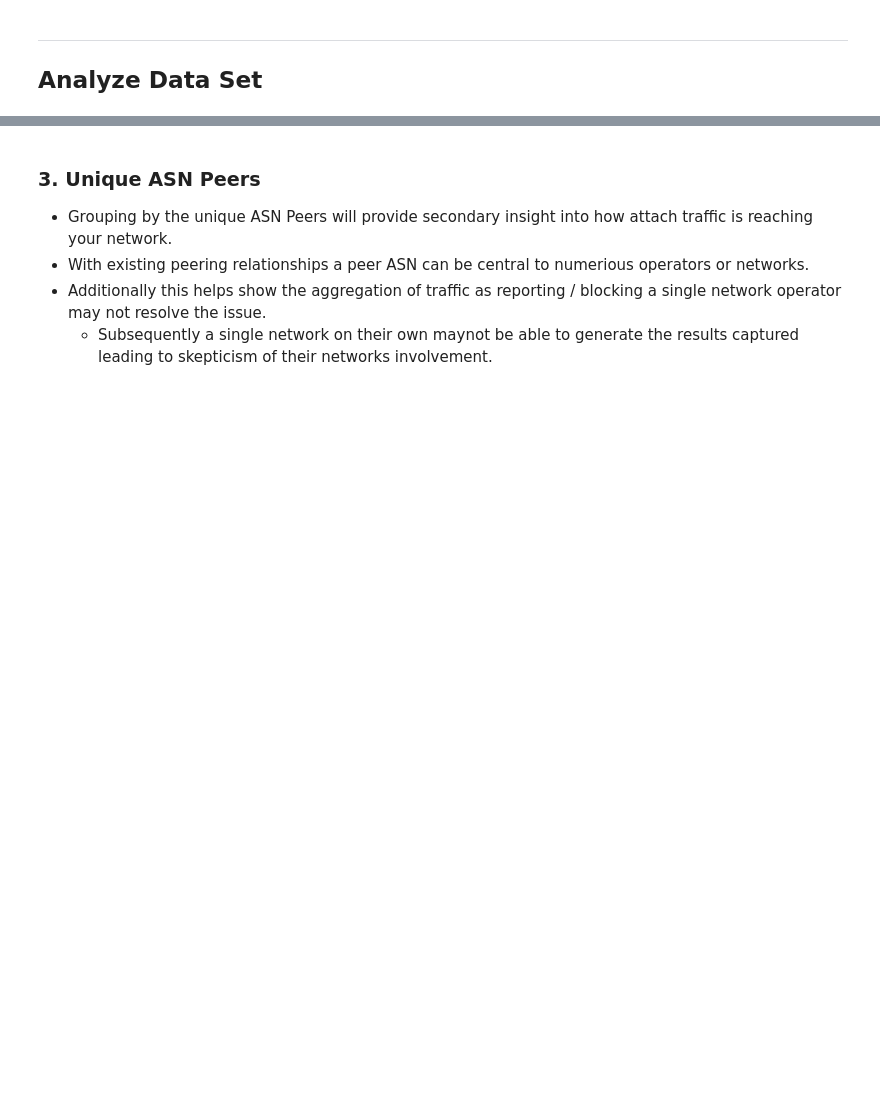
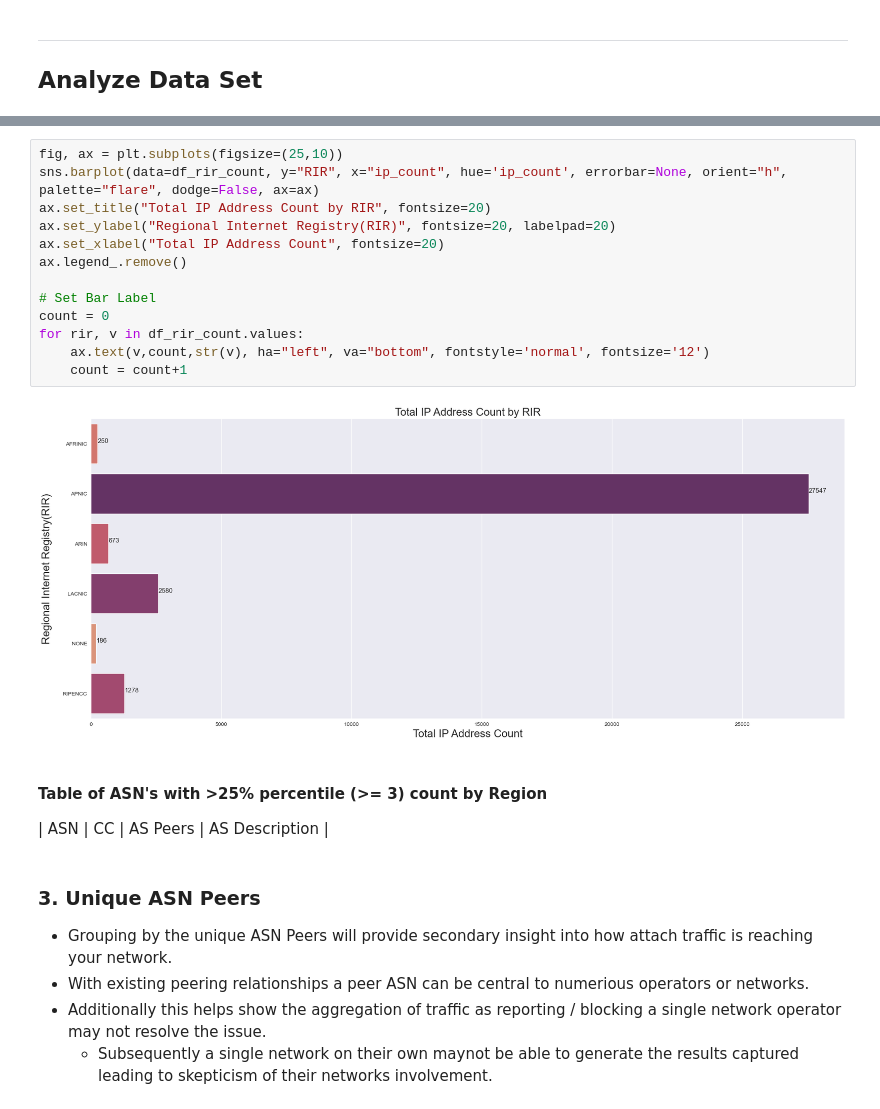
Before and after one commit to stevescally/-network_EDA, a Jupyter notebook: analysis/ip_address_analysis/notebooks/src_ip_failed_login-A-TeamCymru.ipynb, the cells around one changed output, grey strips where cells are left out. Drawn from its saved outputs; the diff is of its cells as text; blank space fills up the shorter version.

```diff
--- a/analysis/ip_address_analysis/notebooks/src_ip_failed_login-A-TeamCymru.ipynb
+++ b/analysis/ip_address_analysis/notebooks/src_ip_failed_login-A-TeamCymru.ipynb
@@ -373,3 +346,22 @@ memory usage: 3.5+ KB
+# %%
+fig, ax = plt.subplots(figsize=(25,10))
+sns.barplot(data=df_rir_count, y="RIR", x="ip_count", hue='ip_count', errorbar=None, orient="h", palette="flare", dodge=False, ax=ax)
+ax.set_title("Total IP Address Count by RIR", fontsize=20)
+ax.set_ylabel("Regional Internet Registry(RIR)", fontsize=20, labelpad=20)
+ax.set_xlabel("Total IP Address Count", fontsize=20)
+ax.legend_.remove()
+
+# Set Bar Label
+count = 0
+for rir, v in df_rir_count.values:
+    ax.text(v,count,str(v), ha="left", va="bottom", fontstyle='normal', fontsize='12')
+    count = count+1
+# %% [output]
+[figure, added]
+# %% [markdown]
+#### Table of ASN's with >25% percentile (>= 3) count by Region
+
+| ASN | CC | AS Peers | AS Description |
 # %% [markdown]
 ### 3. Unique ASN Peers
 
```
Also changed, not shown: parts of 30 cells of this notebook.
